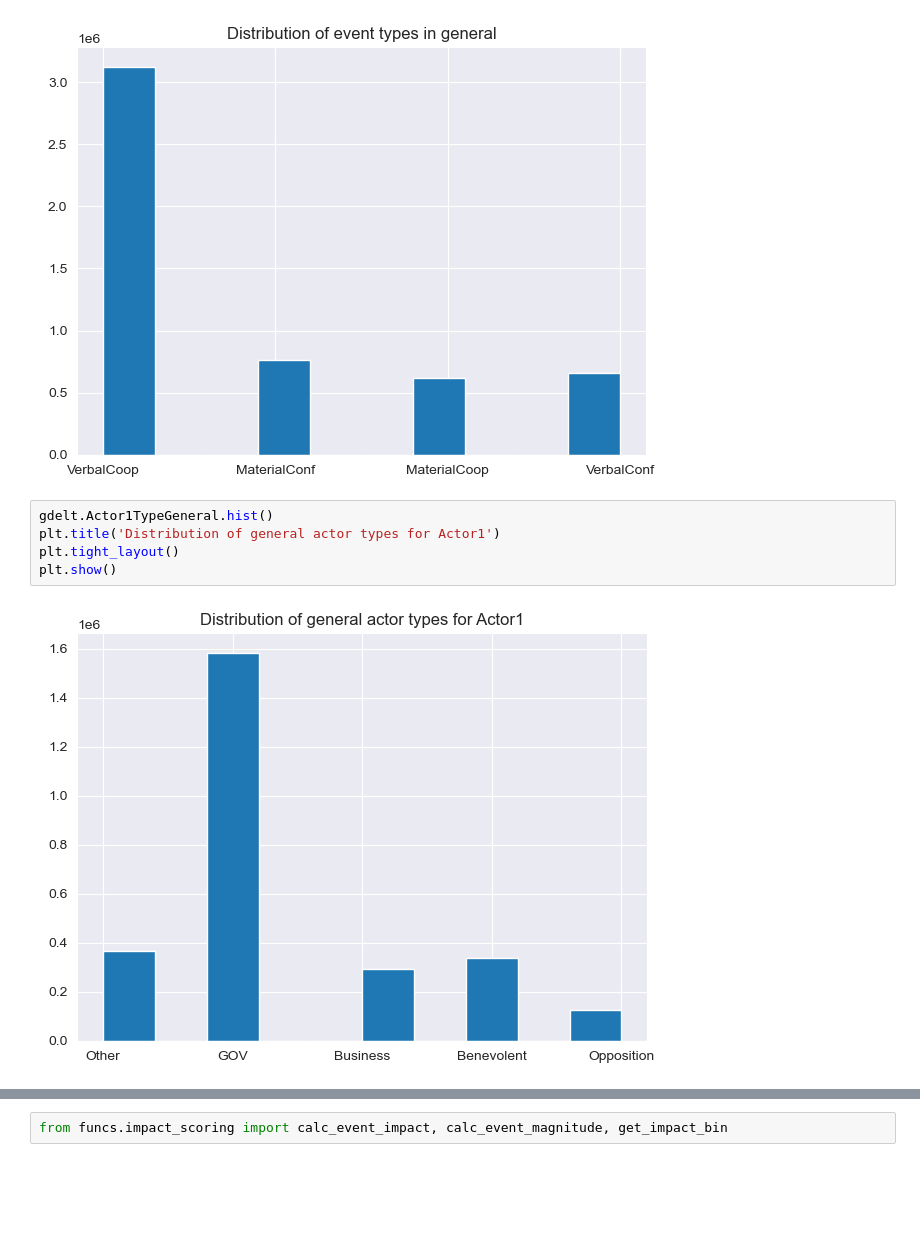
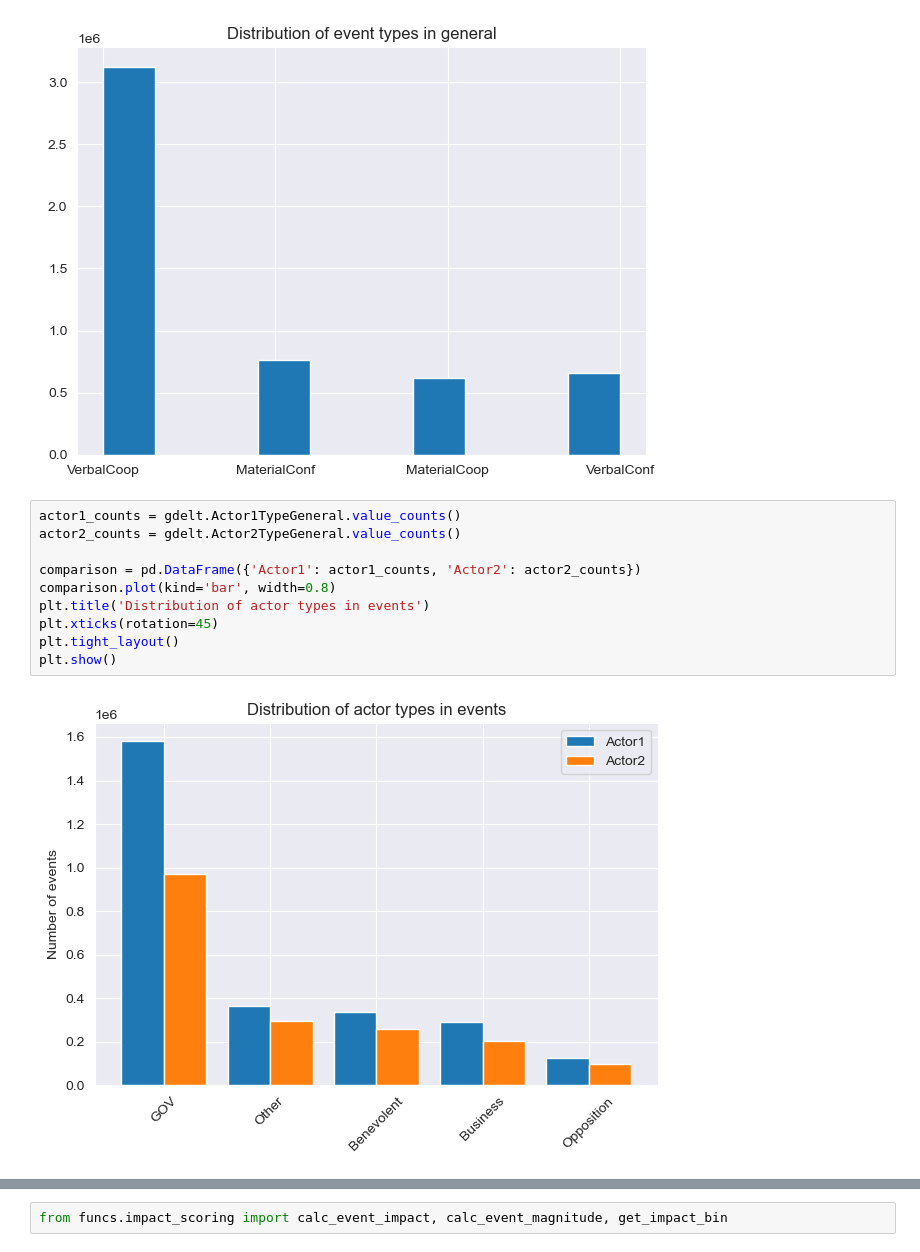
Before and after one commit to Ozzuke/GDELT-BTC, a Jupyter notebook: notebooks/05_gdelt_exploration.ipynb, the cells around one changed output, grey strips where cells are left out. Saved outputs shown, nothing was run; the diff lists cells and outputs as text; blank space fills up the shorter version.

```diff
--- a/notebooks/05_gdelt_exploration.ipynb
+++ b/notebooks/05_gdelt_exploration.ipynb
@@ -37,9 +38,14 @@ plt.show()
 # %% [output]
 [figure]
 # %%
-gdelt.Actor1TypeGeneral.hist()
-plt.title('Distribution of general actor types for Actor1')
+actor1_counts = gdelt.Actor1TypeGeneral.value_counts()
+actor2_counts = gdelt.Actor2TypeGeneral.value_counts()
+
+comparison = pd.DataFrame({'Actor1': actor1_counts, 'Actor2': actor2_counts})
+comparison.plot(kind='bar', width=0.8)
+plt.title('Distribution of actor types in events')
+plt.xticks(rotation=45)
 plt.tight_layout()
 plt.show()
 # %% [output]
-[figure, old version]
+[figure, new version]
```
Also changed, not shown: parts of 7 cells of this notebook.
